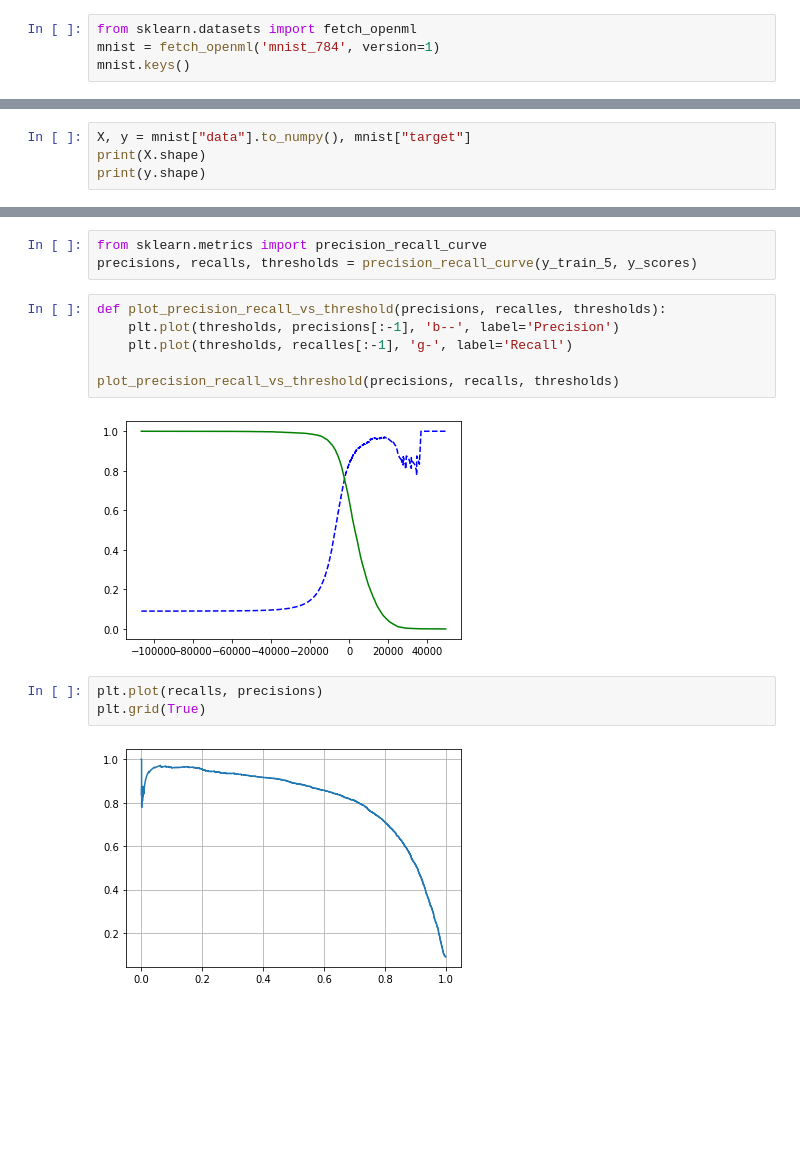
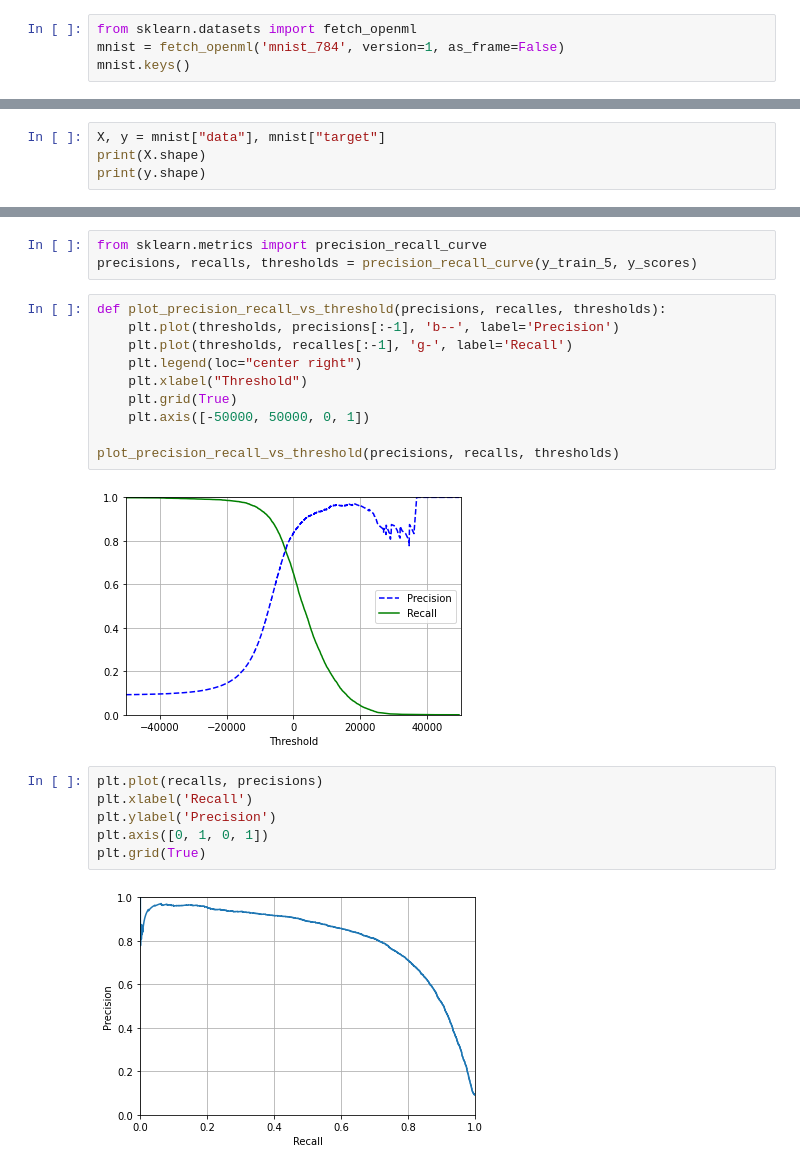
Before and after one commit to RiadKatby/machine-learning-models, a Jupyter notebook: Classification.ipynb, the cells around one changed output, grey strips where cells are left out. Saved outputs shown, nothing was run; the diff lists cells and outputs as text; blank space fills up the shorter version.

```diff
--- a/Classification.ipynb
+++ b/Classification.ipynb
@@ -1,11 +3,11 @@
 # %%
 from sklearn.datasets import fetch_openml
-mnist = fetch_openml('mnist_784', version=1)
+mnist = fetch_openml('mnist_784', version=1, as_frame=False)
 mnist.keys()
 # %% [output]
 dict_keys(['data', 'target', 'frame', 'categories', 'feature_names', 'target_names', 'DESCR', 'details', 'url'])
 # %%
-X, y = mnist["data"].to_numpy(), mnist["target"]
+X, y = mnist["data"], mnist["target"]
 print(X.shape)
 print(y.shape)
 # %% [output]
@@ -129,14 +144,21 @@ precisions, recalls, thresholds = precision_recall_curve(y_train_5, y_scores)
 # %%
 def plot_precision_recall_vs_threshold(precisions, recalles, thresholds):
     plt.plot(thresholds, precisions[:-1], 'b--', label='Precision')
     plt.plot(thresholds, recalles[:-1], 'g-', label='Recall')
+    plt.legend(loc="center right")
+    plt.xlabel("Threshold")
+    plt.grid(True)
+    plt.axis([-50000, 50000, 0, 1])
 
 plot_precision_recall_vs_threshold(precisions, recalls, thresholds)
 # %% [output]
-[figure, old version]
+[figure, new version]
 # %%
 plt.plot(recalls, precisions)
+plt.xlabel('Recall')
+plt.ylabel('Precision')
+plt.axis([0, 1, 0, 1])
 plt.grid(True)
 # %% [output]
-[figure, old version]
+[figure, new version]
 # %%
```
Also changed, not shown: parts of 50 cells of this notebook, 1 other file.
